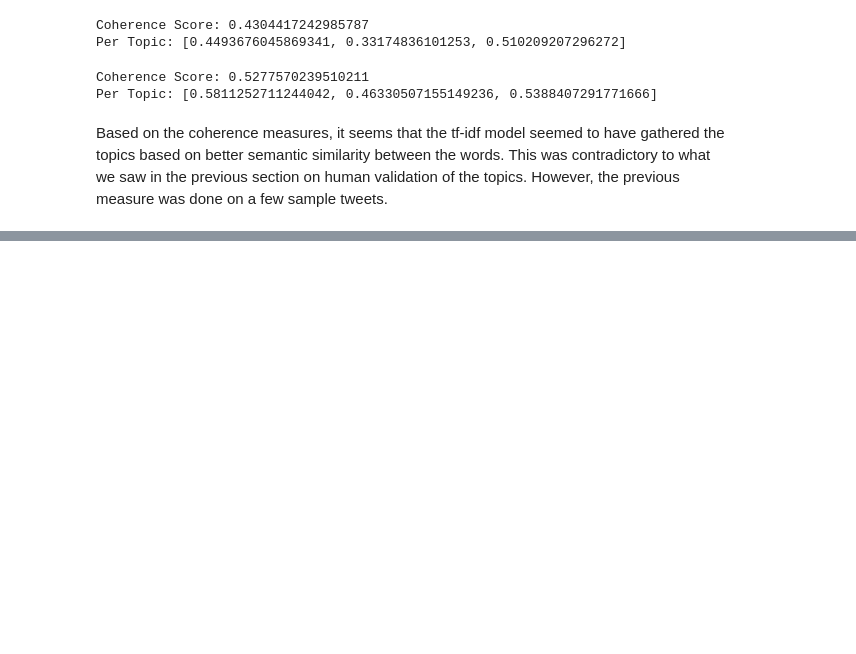
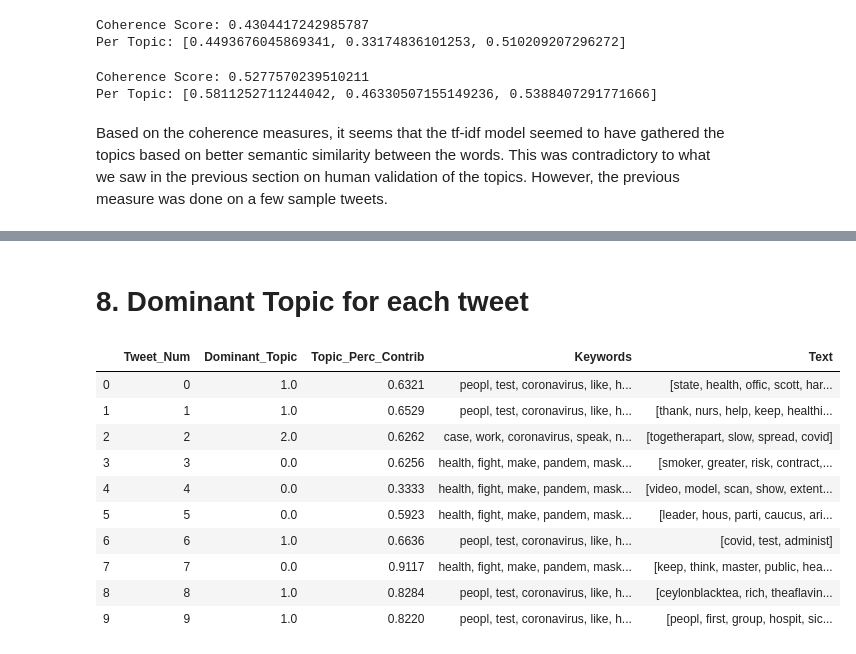
Before and after one commit to ddeeps2610/TopicModeling_COVID19, a Jupyter notebook: src/Topic_Modeling_On_Tweets_Around_COVID19.ipynb, the cells around one changed output, grey strips where cells are left out. Saved outputs shown, nothing was run; the diff lists cells and outputs as text; code cells hidden in the pictures; blank space fills up the shorter version.

Commit message:
Dominant topic per each tweet

```diff
--- a/src/Topic_Modeling_On_Tweets_Around_COVID19.ipynb
+++ b/src/Topic_Modeling_On_Tweets_Around_COVID19.ipynb
@@ -310,7 +306,7 @@ Start with a high number of topics like 10 or 20. Then map the clusters into a v
 # %%
 # Train the lda model using gensim.models.LdaMulticore on Bag of word corpus
 lda_model = gensim.models.LdaMulticore(bow_corpus,
-                                       num_topics=3,
+                                       num_topics=5,
                                        id2word = dictionary,
                                        passes = 2,
                                        workers=2)
@@ -583,0 +522,12 @@ From the above models, seems like both BOW and TF-IDF models with 2 topics perfo
+# %%
+lda_model_bow = gensim.models.LdaMulticore(bow_corpus,
+                                       num_topics=3,
+                                       id2word = dictionary,
+                                       passes = 2,
+                                       workers=2)
+
+lda_model_tfidf = gensim.models.LdaMulticore(tfidf_corpus,
+                                       num_topics=4,
+                                       id2word = dictionary,
+                                       passes = 2,
+                                       workers=2)
@@ -583,0 +597,51 @@ From the above models, seems like both BOW and TF-IDF models with 2 topics perfo
+# %% [markdown]
+# 8. Dominant Topic for each tweet
+# %%
+def format_topics_sentences(ldamodel=None, corpus=corpus, texts=None):
+    # Init output
+    sent_topics_df = pd.DataFrame()
+
+    # Let's get the topics and their keywords
+    topicsDF = pd.DataFrame()
+    for topic_id in range(lda_model_bow.num_topics):
+        wp = lda_model_bow.show_topic(topic_id)
+        topic_keywords = ", ".join([word for word, prop in wp])
+        topicsDF = topicsDF.append(pd.Series([int(topic_id),topic_keywords]),ignore_index=True)
+    topicsDF.columns=['Topic_Num','Keywords']
+
+    # Get main topic in each document
+    for i, row_list in enumerate(ldamodel[corpus]):
+        row = sorted(row_list, key=lambda x: (x[1]), reverse=True)
+
+        # Get the Dominant topic, Perc Contribution and Keywords for each document
+        (topic_num, prop_topic) = row[0]
+        sent_topics_df = sent_topics_df.append(pd.Series([int(topic_num), round(prop_topic,4)]), ignore_index=True)
+    sent_topics_df.columns = ['Topic_Num', 'Perc_Contribution']
+
+    # Merge with topicsDF to add the Keywords from each topic
+    sent_topics_df = sent_topics_df.merge(topicsDF, on='Topic_Num', how='left')
+
+    # Add original text to the end of the output
+    contents = pd.Series(texts)
+    sent_topics_df = pd.concat([sent_topics_df, contents], axis=1)
+    return(sent_topics_df)
+
+
+topic_sents_keywords = format_topics_sentences(ldamodel=lda_model_bow, corpus=bow_corpus, texts=processed_tweets)
+
+# Format
+dominant_topic = topic_sents_keywords.reset_index()
+dominant_topic.columns = ['Tweet_Num', 'Dominant_Topic', 'Topic_Perc_Contrib', 'Keywords', 'Text']
+dominant_topic.head(10)
+# %% [output]
+|  | Tweet_Num | Dominant_Topic | Topic_Perc_Contrib | Keywords | Text |
+| 0 | 0 | 1.0 | 0.6321 | peopl, test, coronavirus, like, h... | [state, health, offic, scott, har... |
+| 1 | 1 | 1.0 | 0.6529 | peopl, test, coronavirus, like, h... | [thank, nurs, help, keep, healthi... |
+| 2 | 2 | 2.0 | 0.6262 | case, work, coronavirus, speak, n... | [togetherapart, slow, spread, covid] |
+| 3 | 3 | 0.0 | 0.6256 | health, fight, make, pandem, mask... | [smoker, greater, risk, contract,... |
+| 4 | 4 | 0.0 | 0.3333 | health, fight, make, pandem, mask... | [video, model, scan, show, extent... |
+| 5 | 5 | 0.0 | 0.5923 | health, fight, make, pandem, mask... | [leader, hous, parti, caucus, ari... |
+| 6 | 6 | 1.0 | 0.6636 | peopl, test, coronavirus, like, h... | [covid, test, administ] |
+| 7 | 7 | 0.0 | 0.9117 | health, fight, make, pandem, mask... | [keep, think, master, public, hea... |
+| 8 | 8 | 1.0 | 0.8284 | peopl, test, coronavirus, like, h... | [ceylonblacktea, rich, theaflavin... |
+| 9 | 9 | 1.0 | 0.8220 | peopl, test, coronavirus, like, h... | [peopl, first, group, hospit, sic... |
```
Also changed, not shown: parts of 21 cells of this notebook.
